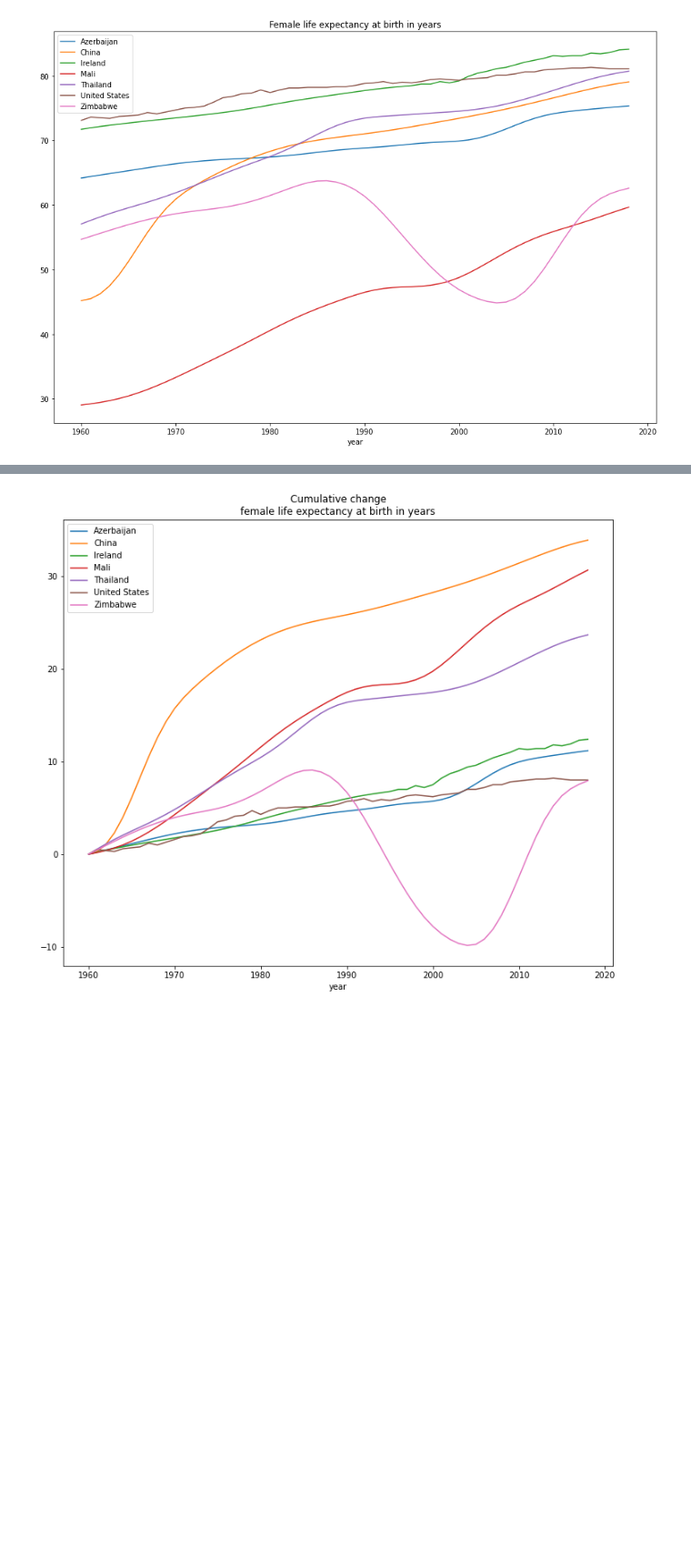
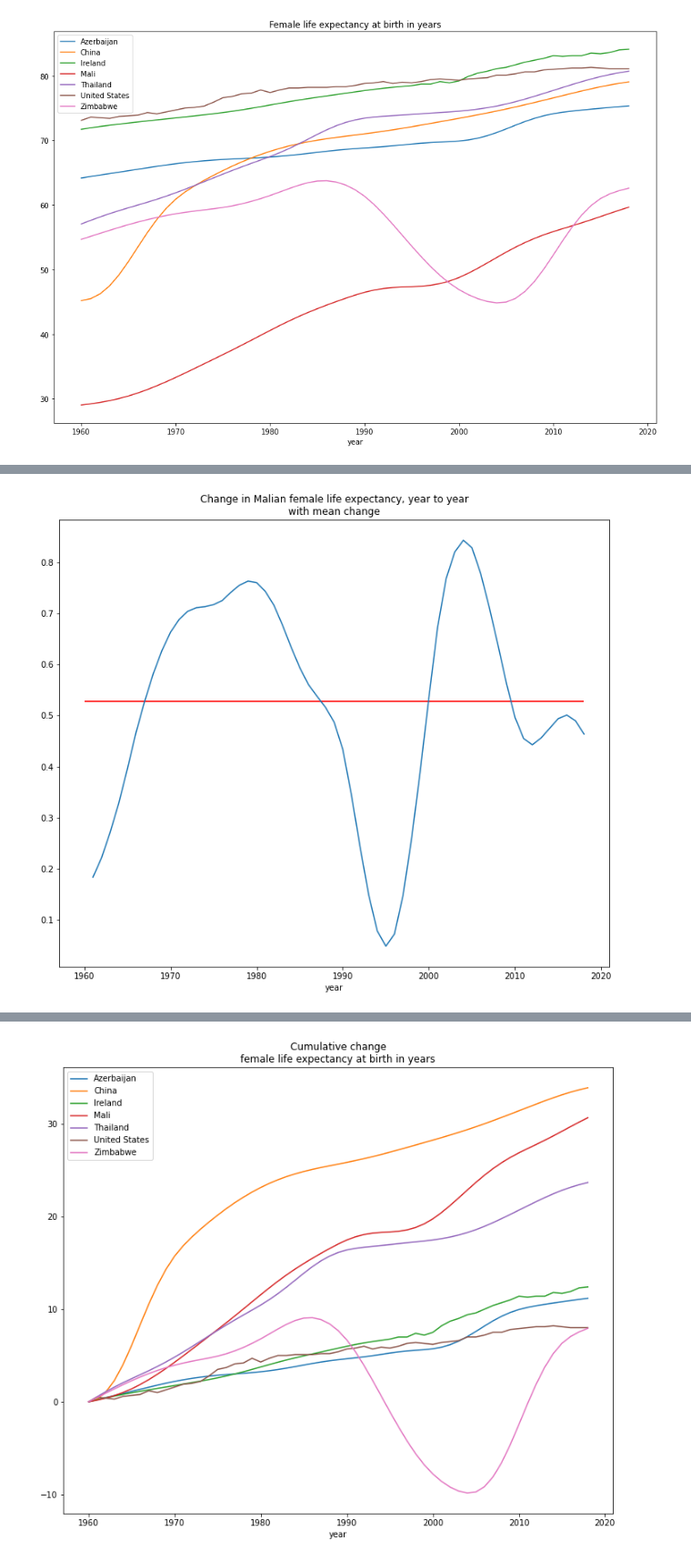
Before and after one commit to brendanrbrown/stor155_sp21, a Jupyter notebook: notebooks/wb_health.ipynb, the cells around one changed output, grey strips where cells are left out. Shown at 91% size. Cells and saved outputs as stored; diff of their text form; code cells hidden in the pictures; blank space fills up the shorter version.

```diff
--- a/notebooks/wb_health.ipynb
+++ b/notebooks/wb_health.ipynb
@@ -36 +36,17 @@ plt.savefig('images/wb_lifexpec_chg.jpeg')
+# %%
+# easier not to do d.Mali here
+# for later joining back with year and nicer plotting
+# d[['Mali']] returns a data frame, whereas d.Mali, d.loc[:, 'Mali'] return pandas series
+
+mali = d[['Mali']].diff()
+
+mali.join(d.year).plot(
+    x = 'year', kind = 'line', figsize = (12, 10), title = 'Change in Malian female life expectancy, year to year\nwith mean change',
+    legend = False
+).hlines(y = mali.mean(), xmin = d.year.min(), xmax = d.year.max(), color = 'red')
+
+
+plt.savefig('images/wb_lifexpec_chgmali.jpeg')
+# %% [output]
+[figure, added]
 # %%
```
Also changed, not shown: parts of 3 cells of this notebook, 4 other files.
